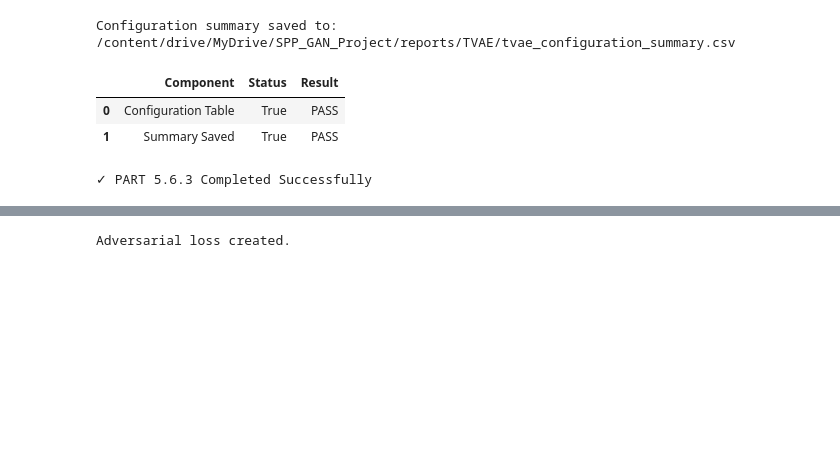
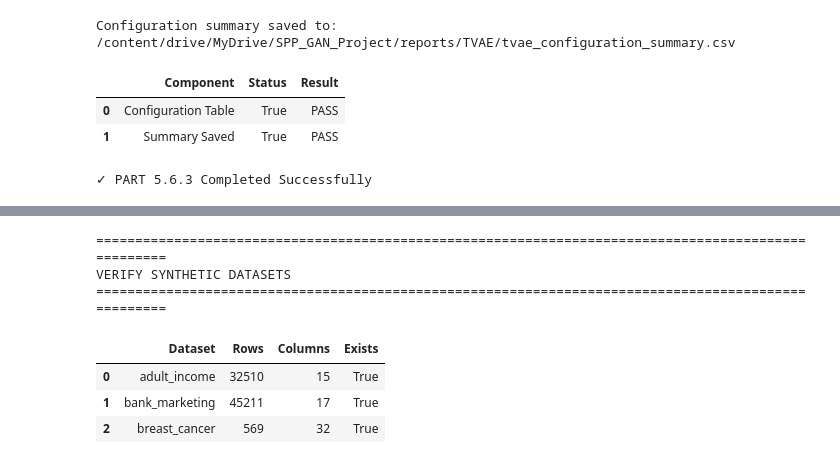
Before and after one commit to amzad-786githumb/Privacy-Preserving-Synthetic-Tabular-Data-Generation-Using-Generative-Adversarial-Networks, a Jupyter notebook: 05_Proposed_SPP_GAN.ipynb, the cells around one changed output, grey strips where cells are left out. Cells and saved outputs as stored; diff of their text form; code cells hidden in the pictures; blank space fills up the shorter version.

```diff
--- a/05_Proposed_SPP_GAN.ipynb
+++ b/05_Proposed_SPP_GAN.ipynb
@@ -2785,41 +2940,67 @@ Adversarial Loss Ready
 # ==============================================================================
 
 print("=" * 100)
 print("VERIFY SYNTHETIC DATASETS")
 print("=" * 100)
 
 DATA_VERIFY = []
 
 for dataset in DATASETS:
 
-    data_path = os.path.join(
+    file_path = os.path.join(
+
         TVAE_SYNTHETIC_DIR,
+
         f"{dataset}_synthetic.csv"
+
     )
 
-    if os.path.exists(data_path):
+    if os.path.exists(file_path):
 
-        df = pd.read_csv(data_path)
+        df = pd.read_csv(file_path)
 
-        rows = len(df)
-        cols = len(df.columns)
+        rows = df.shape[0]
+
+        cols = df.shape[1]
 
     else:
 
         rows = 0
+
         cols = 0
 
     DATA_VERIFY.append({
 
-        "Dataset": dataset,
-        "Rows": rows,
-        "Columns": cols,
-        "Exists": os.path.exists(data_path)
+        "Dataset":
+
+            dataset,
+
+        "Rows":
+
+            rows,
+
+        "Columns":
+
+            cols,
+
+        "Exists":
+
+            os.path.exists(file_path)
 
     })
 
-DATA_VERIFY_DF = pd.DataFrame(DATA_VERIFY)
+DATA_VERIFY_DF = pd.DataFrame(
+
+    DATA_VERIFY
+
+)
 
 display(DATA_VERIFY_DF)
 # %% [output]
-Adversarial loss created.
+====================================================================================================
+VERIFY SYNTHETIC DATASETS
+====================================================================================================
+|  | Dataset | Rows | Columns | Exists |
+| 0 | adult_income | 32510 | 15 | True |
+| 1 | bank_marketing | 45211 | 17 | True |
+| 2 | breast_cancer | 569 | 32 | True |
```
Also changed, not shown: parts of 25 cells of this notebook.
